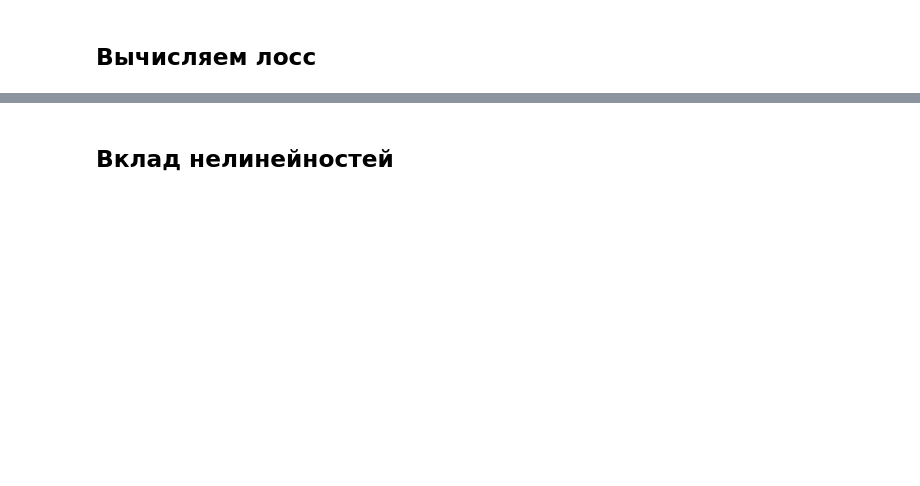
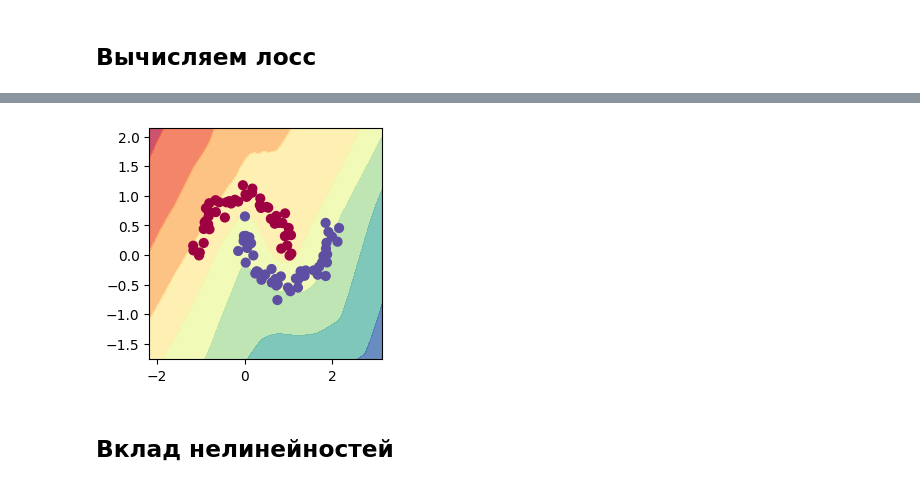
Before and after one commit to fintech-dl-hse/course, a Jupyter notebook: seminars/01_seminar_mlp_autograd.ipynb, the cells around one changed output, grey strips where cells are left out. Saved outputs shown, nothing was run; the diff lists cells and outputs as text; code cells hidden in the pictures; blank space fills up the shorter version.

```diff
--- a/seminars/01_seminar_mlp_autograd.ipynb
+++ b/seminars/01_seminar_mlp_autograd.ipynb
@@ -166,7 +231,7 @@ import torch.nn.functional as F
 
 # initialize a model
 class MLP(nn.Module):
-    def __init__(self, activation_cls=nn.Sigmoid):
+    def __init__(self, activation_cls=nn.ReLU):
         super().__init__()
 
         self.input_layer  = nn.Linear(2, 100)
@@ -179,7 +244,7 @@ class MLP(nn.Module):
     def forward(self, x_coordinates):
         # x_coordinates ~ [ batch_size, 2 ]
 
-        latents = self.activation(self.input_layer(x_coordinates)) # [ batch_size, 100 ]
+        latents = self.activation(self.input_layer(x_coordinates))                  # [ batch_size, 100 ]
         latents = self.activation(self.hidden_layer(latents))      # [ batch_size, 100 ]
         scores = self.output_layer(latents)                        # [ batch_size, 1 ]
         scores = scores[:, 0]                                      # [ batch_size ]
@@ -208,7 +302,7 @@ def loss(model, Xbatch, ybatch):
     ybatch = torch.tensor(ybatch).float().unsqueeze(-1) # [ batch_size, 1 ]
 
     # forward the model to get scores
-    model_prediction = model.forward(Xbatch) # [ batch_size, 1 ]
+    model_prediction = model.forward(Xbatch).unsqueeze(-1) # [ batch_size, 1 ]
 
     # svm "max-margin" loss
     losses = F.relu(1 - ybatch * model_prediction) # [ batch_size, 1 ]
@@ -233,7 +329,7 @@ def train(model, learning_rate=0.1):
     Xbatch, ybatch = make_moons(n_samples=100, noise=0.1, random_state=1)
     ybatch = ybatch * 2 - 1 # make y be -1 or 1
 
-    for k in range(300):
+    for k in range(500):
 
         model.zero_grad() # обнуляем градиенты с предыдущего шага
 
@@ -255,4 +351,4 @@ def train(model, learning_rate=0.1):
 
 model = MLP()
 
-train(model, learning_rate=0.1)
+train(model, learning_rate=0.05)
@@ -259,33 +366,35 @@ train(model, learning_rate=0.1)
 # %%
 def visualize_model_prediction(model):
 
-    h = 0.25
+    h = 0.1
     x_min, x_max = X[:, 0].min() - 1, X[:, 0].max() + 1
     y_min, y_max = X[:, 1].min() - 1, X[:, 1].max() + 1
     xx, yy = np.meshgrid(np.arange(x_min, x_max, h),
                         np.arange(y_min, y_max, h))
     Xmesh = np.c_[xx.ravel(), yy.ravel()]
 
     if isinstance(model, nn.Module):
         with torch.no_grad():
             Xbatch = torch.tensor(Xmesh).float()
 
             scores = model.forward(Xbatch)
             Z = scores.numpy()
 
     else:
         scores = clf.decision_function(Xmesh)
         Z = scores
 
     Z = Z.reshape(xx.shape)
 
     fig = plt.figure()
     plt.contourf(xx, yy, Z, cmap=plt.cm.Spectral, alpha=0.8)
     plt.scatter(X[:, 0], X[:, 1], c=y, s=40, cmap=plt.cm.Spectral)
     plt.xlim(xx.min(), xx.max())
     plt.ylim(yy.min(), yy.max())
 
 visualize_model_prediction(model)
+# %% [output]
+[figure, added]
 # %% [markdown]
 ## Вклад нелинейностей
 # %%
```
Also changed, not shown: parts of 30 cells of this notebook, 2 other files.
